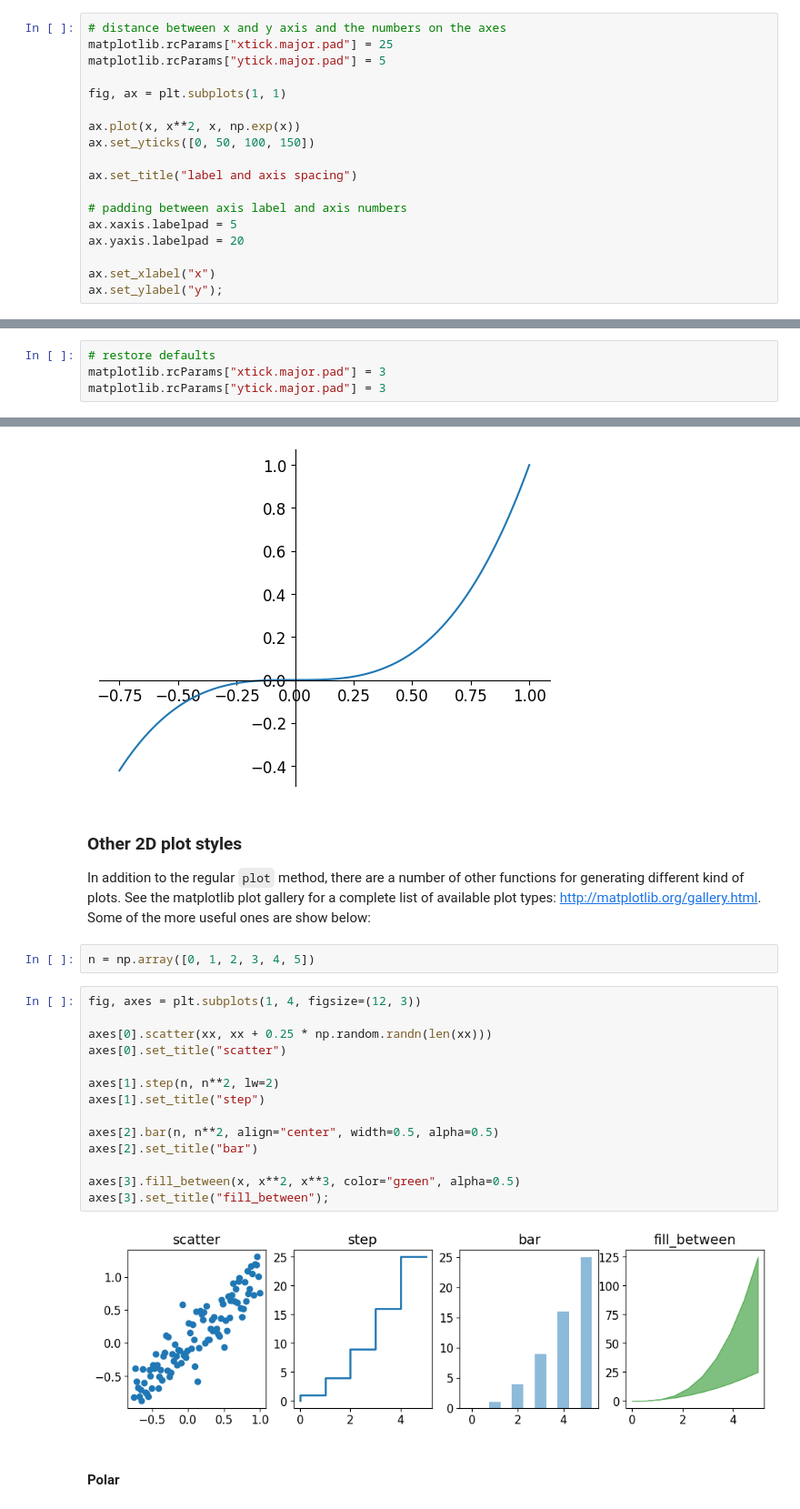
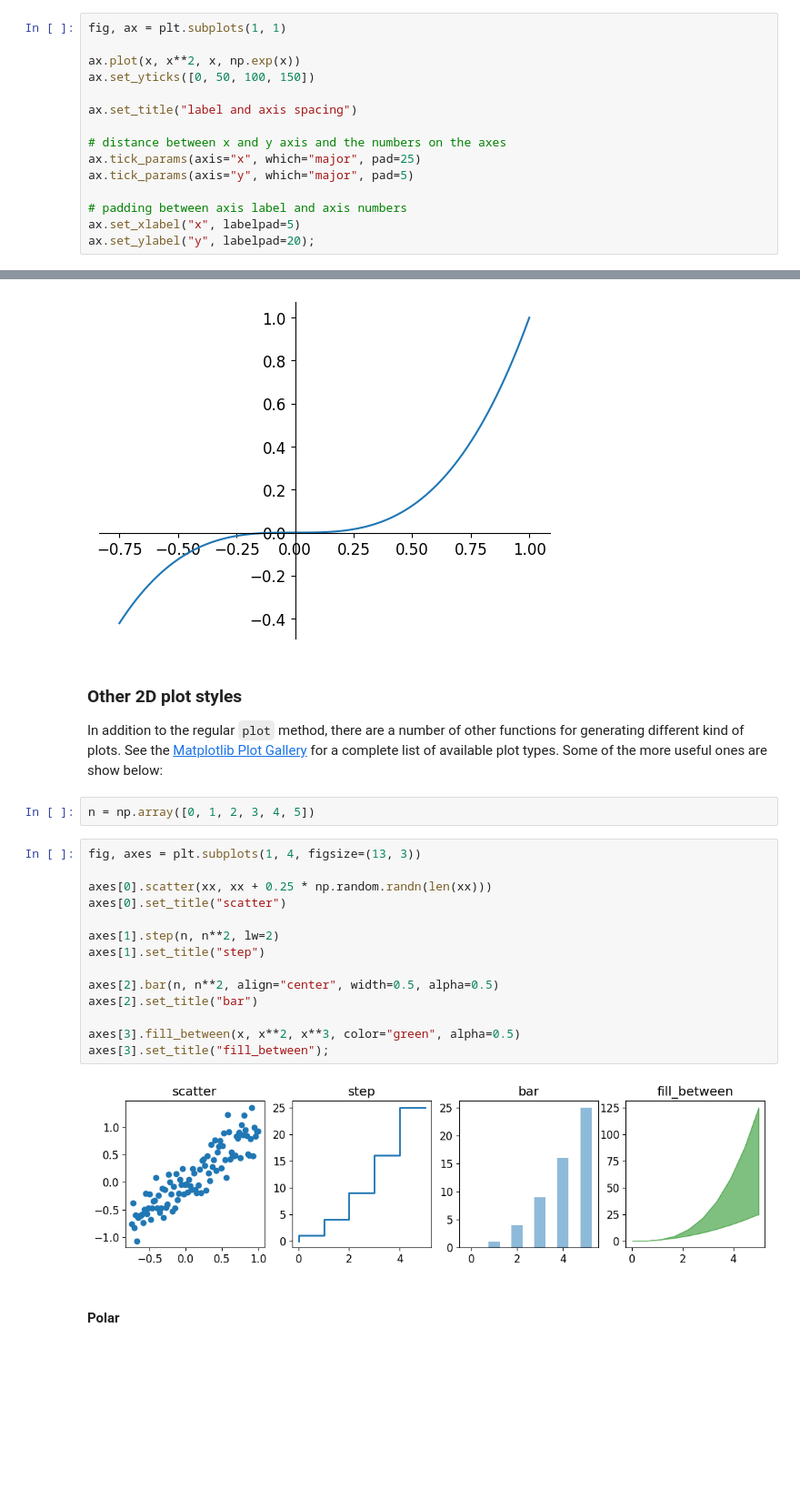
Before and after one commit to bvanelli/python-for-data-analysis, a Jupyter notebook: lessons/lesson08.ipynb, the cells around one changed output, grey strips where cells are left out. Shown at 91% size. Saved outputs shown, nothing was run; the diff lists cells and outputs as text; blank space fills up the shorter version.

```diff
--- a/lessons/lesson08.ipynb
+++ b/lessons/lesson08.ipynb
@@ -503,8 +511,4 @@ ax.yaxis.set_major_formatter(formatter)
 # %%
-# distance between x and y axis and the numbers on the axes
-matplotlib.rcParams["xtick.major.pad"] = 25
-matplotlib.rcParams["ytick.major.pad"] = 5
-
 fig, ax = plt.subplots(1, 1)
 
 ax.plot(x, x**2, x, np.exp(x))
@@ -512,18 +516,15 @@ ax.set_yticks([0, 50, 100, 150])
 
 ax.set_title("label and axis spacing")
 
+# distance between x and y axis and the numbers on the axes
+ax.tick_params(axis="x", which="major", pad=25)
+ax.tick_params(axis="y", which="major", pad=5)
+
 # padding between axis label and axis numbers
-ax.xaxis.labelpad = 5
-ax.yaxis.labelpad = 20
-
-ax.set_xlabel("x")
-ax.set_ylabel("y");
+ax.set_xlabel("x", labelpad=5)
+ax.set_ylabel("y", labelpad=20);
 # %% [output]
 [figure]
-# %%
-# restore defaults
-matplotlib.rcParams["xtick.major.pad"] = 3
-matplotlib.rcParams["ytick.major.pad"] = 3
 # %% [markdown]
 #### Axis position adjustments
 # %% [markdown]
@@ -617,25 +622,25 @@ ax.plot(xx, xx**3);
 # %% [markdown]
 ### Other 2D plot styles
 
-In addition to the regular `plot` method, there are a number of other functions for generating different kind of plots. See the matplotlib plot gallery for a complete list of available plot types: http://matplotlib.org/gallery.html. Some of the more useful ones are show below:
+In addition to the regular `plot` method, there are a number of other functions for generating different kind of plots. See the [Matplotlib Plot Gallery](http://matplotlib.org/gallery.html) for a complete list of available plot types. Some of the more useful ones are show below:
 # %%
 n = np.array([0, 1, 2, 3, 4, 5])
 # %%
-fig, axes = plt.subplots(1, 4, figsize=(12, 3))
+fig, axes = plt.subplots(1, 4, figsize=(13, 3))
 
 axes[0].scatter(xx, xx + 0.25 * np.random.randn(len(xx)))
 axes[0].set_title("scatter")
 
 axes[1].step(n, n**2, lw=2)
 axes[1].set_title("step")
 
 axes[2].bar(n, n**2, align="center", width=0.5, alpha=0.5)
 axes[2].set_title("bar")
 
 axes[3].fill_between(x, x**2, x**3, color="green", alpha=0.5)
 axes[3].set_title("fill_between");
 # %% [output]
-[figure, old version]
+[figure, new version]
 # %% [markdown]
 #### Polar
 # %%
```
Also changed, not shown: parts of 47 cells of this notebook, 2 other files.
